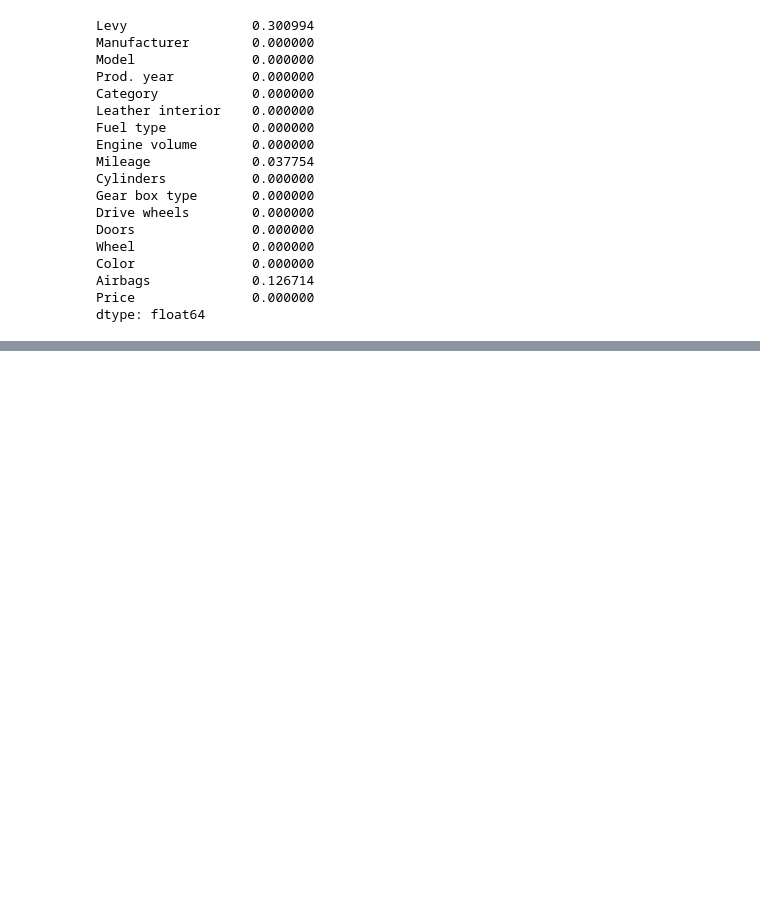
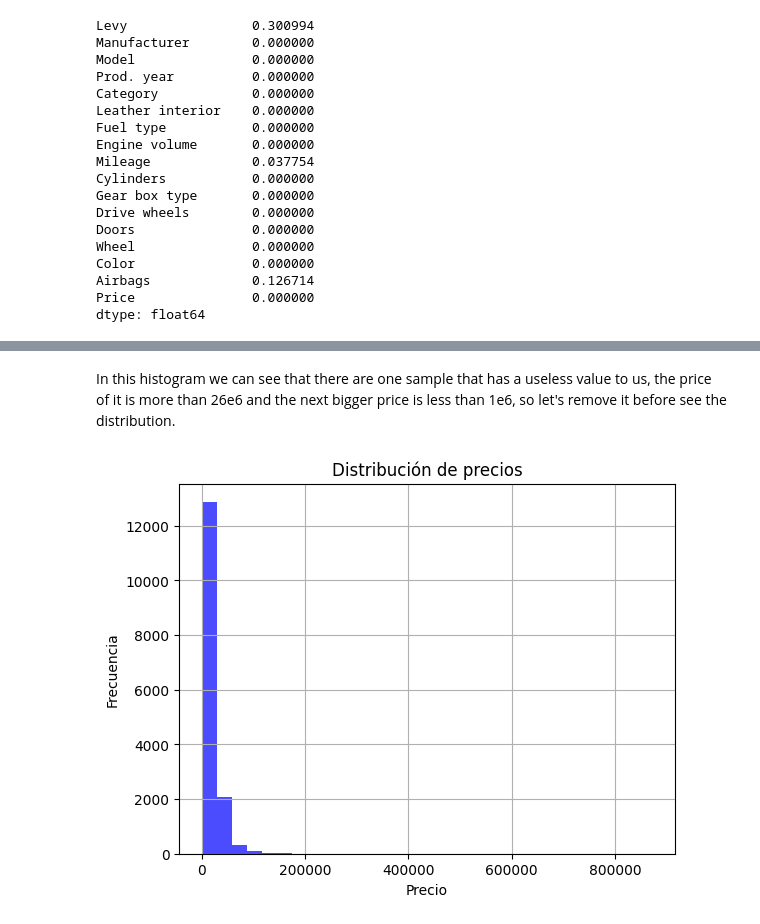
Before and after one commit to luismz14/Kaggle, a Jupyter notebook: kaggle.ipynb, the cells around one changed output, grey strips where cells are left out. Cells and saved outputs as stored; diff of their text form; code cells hidden in the pictures; blank space fills up the shorter version.

```diff
--- a/kaggle.ipynb
+++ b/kaggle.ipynb
@@ -201,0 +218,12 @@ Now let's see if there are any correlation between the attributes of the dataset
+# %% [markdown]
+In this histogram we can see that there are one sample that has a useless value to us, the price of it is more than 26e6 and the next bigger price is less than 1e6, so let's remove it before see the distribution.
+# %%
+train = train.drop(index=train['Price'].idxmax())
+
+train['Price'].hist(bins=30, color='blue', alpha=0.7)
+plt.title('Distribución de precios')
+plt.xlabel('Precio')
+plt.ylabel('Frecuencia')
+plt.show()
+# %% [output]
+[figure, added]
```
Also changed, not shown: parts of 19 cells of this notebook.
